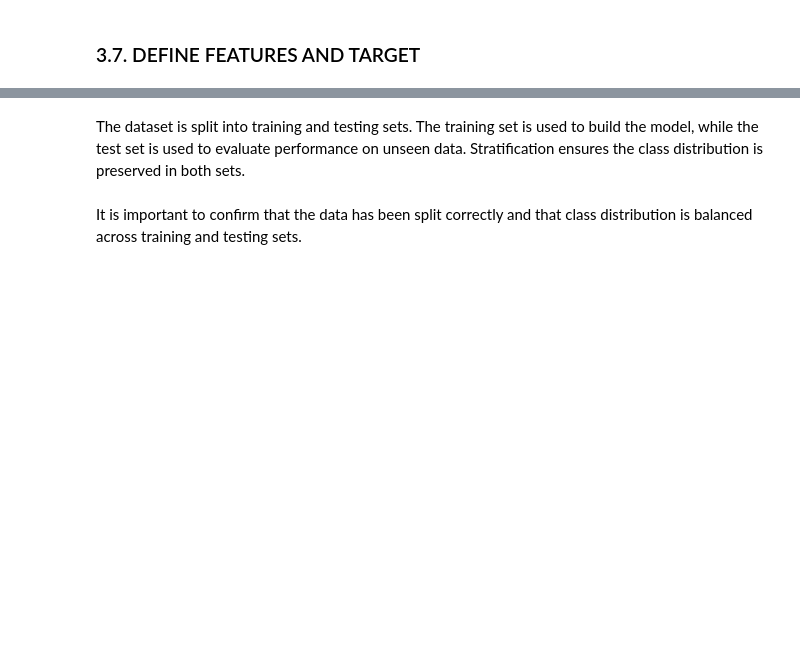
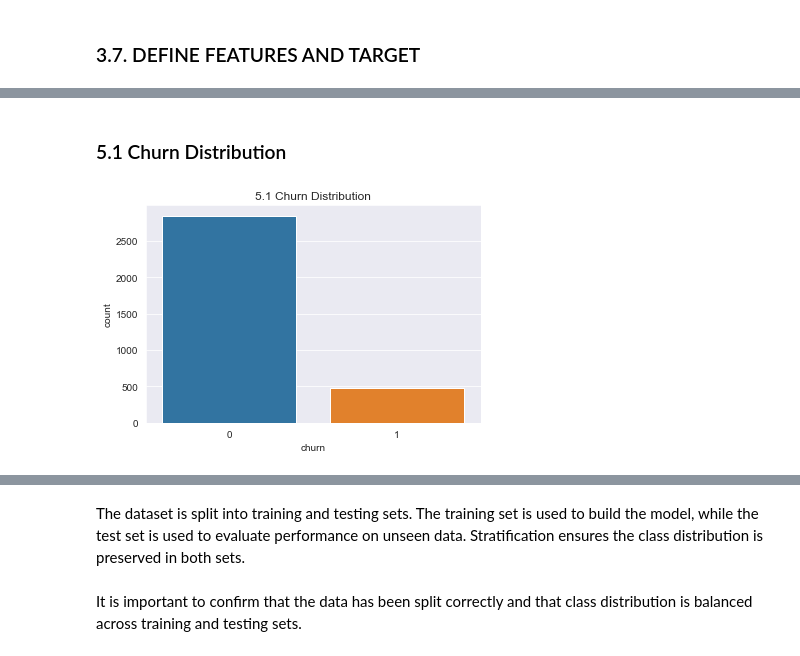
Before and after one commit to tonny001-rgb/CUSTOMER-CHURN-CLASSIFICATION-, a Jupyter notebook: notebooks/churn_analysis.ipynb, the cells around one changed output, grey strips where cells are left out. Drawn from its saved outputs; the diff is of its cells as text; code cells hidden in the pictures; blank space fills up the shorter version.

Commit message:
Improve churn analysis notebook with EDA, modeling, and feature importance

```diff
--- a/notebooks/churn_analysis.ipynb
+++ b/notebooks/churn_analysis.ipynb
@@ -107,31 +115,0 @@ Name: churn, dtype: float64
-# %%
-import seaborn as sns
-import matplotlib.pyplot as plt
-
-sns.set_style("darkgrid")
-
-plt.figure(figsize=(6,4))
-
-ax = sns.countplot(
-    x='churn',
-    data=df,
-    palette=['#4CAF50', '#FF5252']  # green vs red
-)
-
-plt.title("Customer Churn Distribution", fontsize=15, fontweight='bold')
-plt.xlabel("Churn (0 = No, 1 = Yes)")
-plt.ylabel("Count of Customers")
-
-# add percentage labels
-total = len(df)
-
-for p in ax.patches:
-    height = p.get_height()
-    ax.text(
-        p.get_x() + p.get_width()/2.,
-        height + 20,
-        f'{height/total:.1%}',
-        ha="center"
-    )
-
-plt.show()
@@ -337,0 +328,9 @@ y contains the churn outcome we want to predict
+# %% [markdown]
+### 5.1 Churn Distribution
+# %%
+plt.figure(figsize=(6,4))
+sns.countplot(x='churn', data=df)
+plt.title("5.1 Churn Distribution")
+plt.show()
+# %% [output]
+[figure, added]
```
Also changed, not shown: parts of 96 cells of this notebook.
